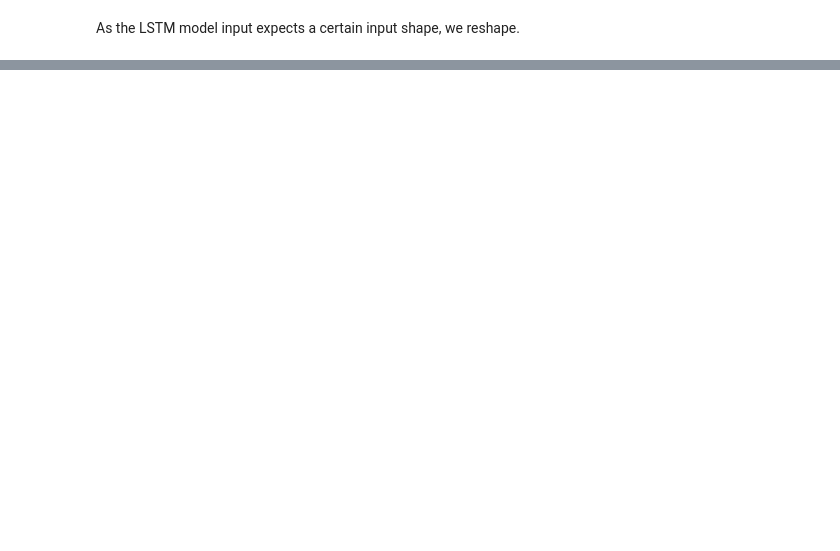
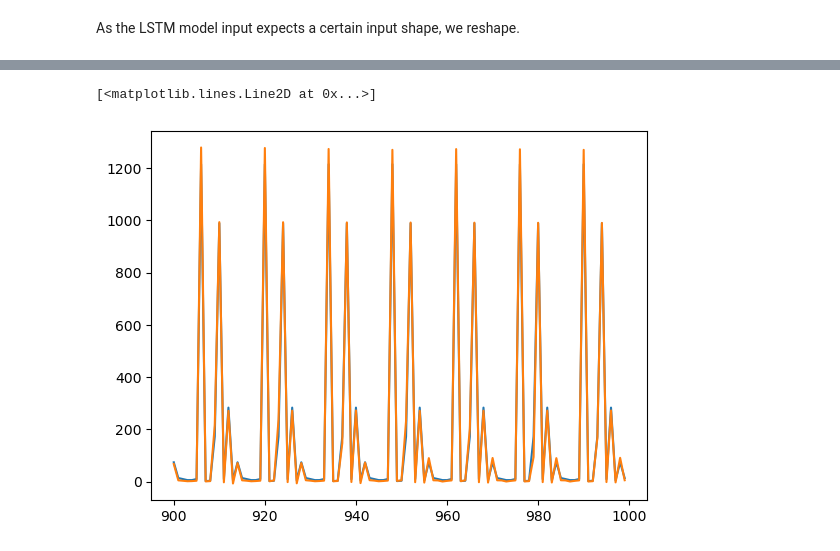
Before and after one commit to s0hams1nha/Thoucentric, a Jupyter notebook: TimeSeriesForescast.ipynb, the cells around one changed output, grey strips where cells are left out. Saved outputs shown, nothing was run; the diff lists cells and outputs as text; code cells hidden in the pictures; blank space fills up the shorter version.

```diff
--- a/TimeSeriesForescast.ipynb
+++ b/TimeSeriesForescast.ipynb
@@ -75,7 +77,7 @@ X.shape, y.shape
 # %% [markdown]
 As the LSTM model input expects a certain input shape, we reshape.
 # %%
-X=X.reshape(X.shape[0], X.shape[1], X.shape[3])
+X=X.reshape(X.shape[0], X.shape[1], -1)
 # %%
 X_train, y_train = X[:60000], y[:60000]
 X_val, y_val = X[60000:65000], y[60000:65000]
@@ -96,10 +98,10 @@ from keras.losses import MeanSquaredError
 from keras.metrics import RootMeanSquaredError
 from keras.optimizers import Adam
 # %%
-model=Sequential()
-model.add(InputLayer((5,1)))
+model = Sequential()
+model.add(InputLayer((windowsize, X_train.shape[2])))  # (5, 15)
 model.add(LSTM(64))
-model.add(Dense(8,'relu'))
-model.add(Dense(1, 'linear'))
-model.summary
+model.add(Dense(8, activation='relu'))
+model.add(Dense(y_train.shape[1], activation='linear'))  # 15 features in the output
+model.summary()
 # %% [output]
@@ -107,4 +123,4 @@ model.summary
 # %%
-model.compile(loss=MeanSquaredError(), optimizer=Adam(learning_rate=0.0001), metrics=[RootMeanSquaredError()])
+model.compile(loss=MeanSquaredError(), optimizer=Adam(learning_rate=0.007), metrics=[RootMeanSquaredError()])
 model.fit(X_train, y_train, validation_data=(X_val, y_val), epochs=10)
 # %% [output]
@@ -111,0 +148,5 @@ ValueError: Failed to convert a NumPy array to a Tensor (Unsupported object type
+# %%
+train_predictions= model.predict(X_train).flatten()
+y_train1=y_train.flatten()
+train_results=pd.DataFrame(data={'Train Predictions': train_predictions, 'Actuals': y_train1})
+train_results
@@ -111,0 +168,7 @@ ValueError: Failed to convert a NumPy array to a Tensor (Unsupported object type
+# %%
+import matplotlib.pyplot as plt
+plt.plot(train_results['Train Predictions'][900:1000])
+plt.plot(train_results['Actuals'][900:1000])
+# %% [output]
+[<matplotlib.lines.Line2D at 0x...>]
+[figure, added]
```
Also changed, not shown: parts of 12 cells of this notebook, 2 other files.
